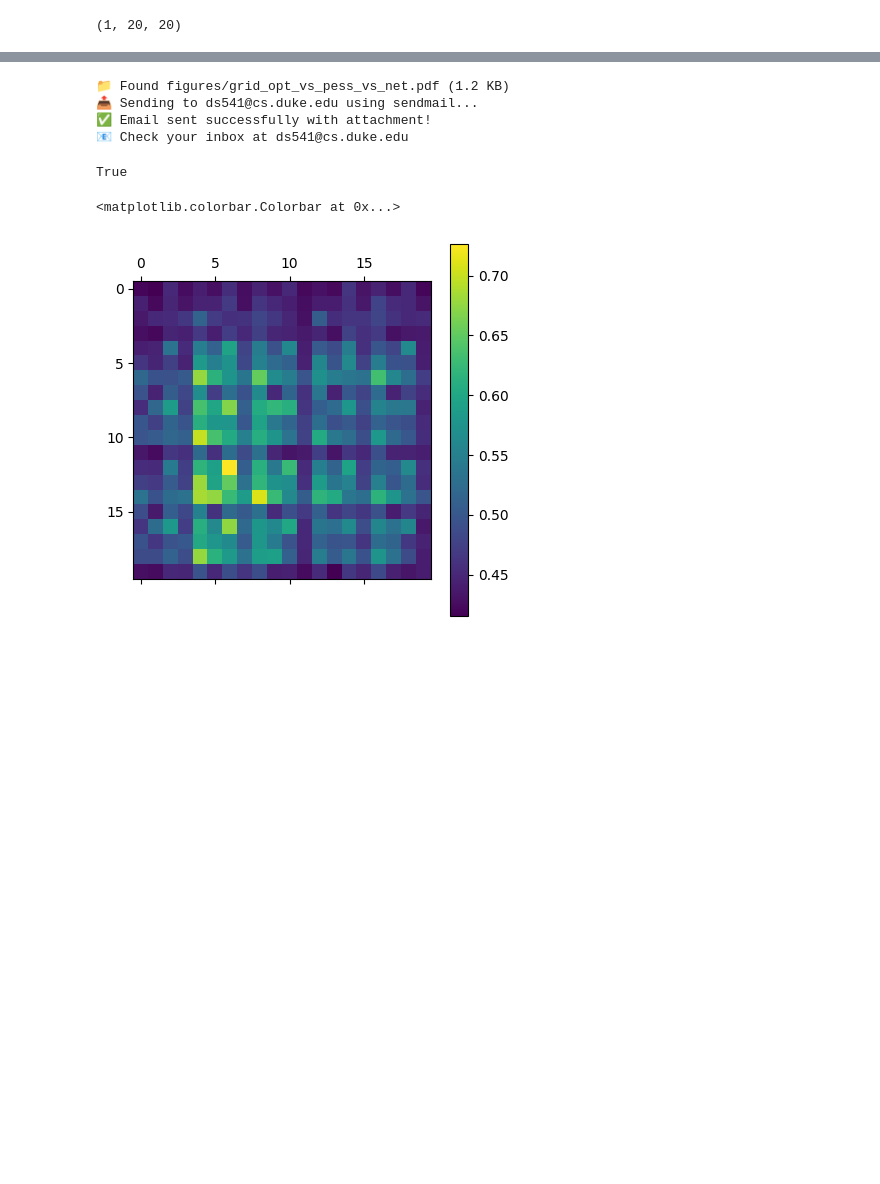
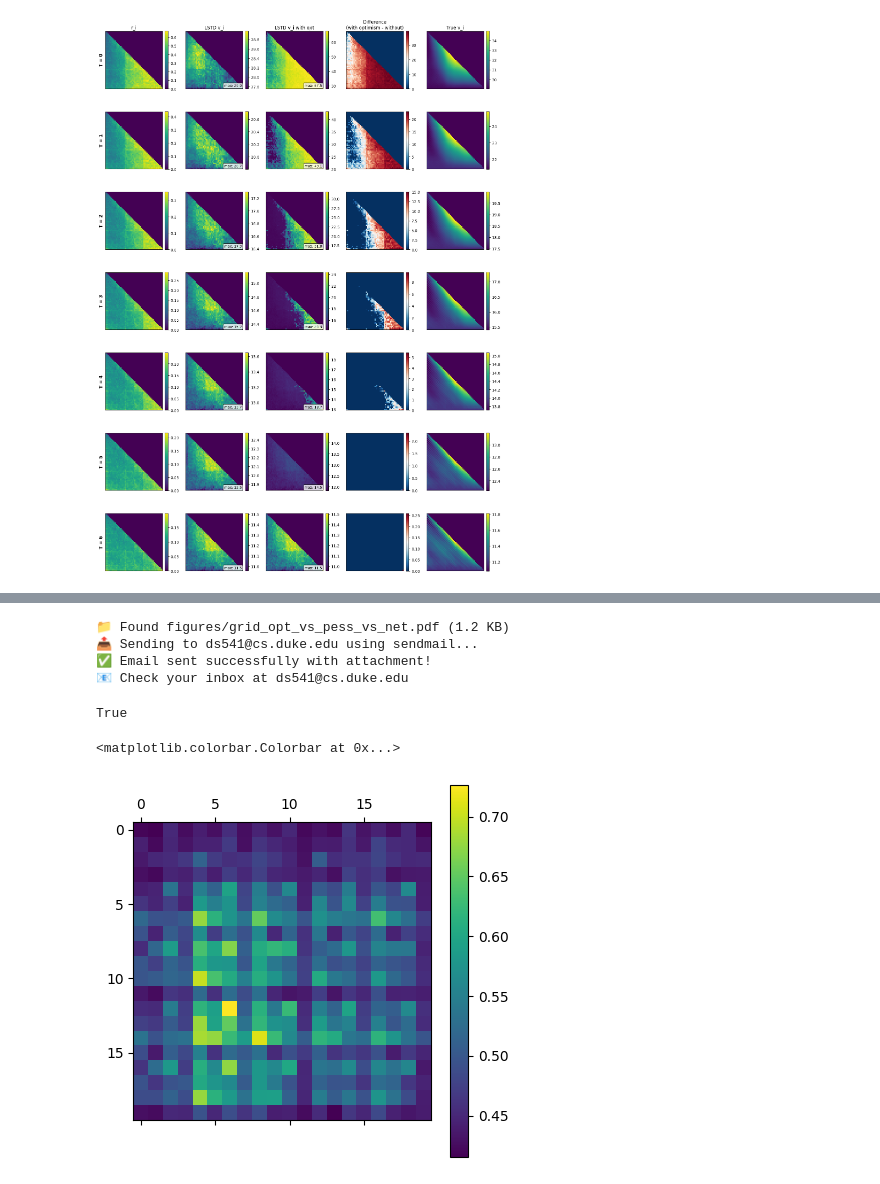
Before and after one commit to dillonmsandhu/td-avar-explore, a Jupyter notebook: deep/deepsea_v.ipynb, the cells around one changed output, grey strips where cells are left out. Saved outputs shown, nothing was run; the diff lists cells and outputs as text; code cells hidden in the pictures; blank space fills up the shorter version.

```diff
--- a/deep/deepsea_v.ipynb
+++ b/deep/deepsea_v.ipynb
@@ -27,4 +114,71 @@ reachable_mask = jnp.tril(jnp.ones((N,N)))
 # %%
-reachable_mask[None,:].shape
+import matplotlib.pyplot as plt
+import numpy as np
+
+N = lstd_config['DEEPSEA_SIZE']
+reachable_mask = jnp.tril(jnp.ones((N, N)))
+
+T_values = list(range(7))
+fig, axes = plt.subplots(len(T_values), 5, figsize=(15, len(T_values) * 3))
+
+for row_idx, T in enumerate(T_values):
+    # --- Plot 1: r_i ---
+    im0 = axes[row_idx, 0].imshow(lstd_metrics['ri_grid'][0][T] * reachable_mask, vmin=0)
+    if row_idx == 0:
+        axes[row_idx, 0].set_title("r_i")
+    plt.colorbar(im0, ax=axes[row_idx, 0], fraction=0.046, pad=0.04)
+
+    # --- Plot 2: v_i_fast (its own scale) ---
+    im1 = axes[row_idx, 1].imshow(lstd_metrics['vi_pred'][0][T] * reachable_mask,
+                                   vmin=lstd_metrics['vi_pred'][0][T].min())
+    if row_idx == 0:
+        axes[row_idx, 1].set_title("LSTD v_i")
+    # Add max value as text annotation
+    max_val = jnp.max(lstd_metrics['vi_pred'][0][T] * reachable_mask)
+    axes[row_idx, 1].text(0.98, 0.02, f'max: {max_val:.1f}',
+                          transform=axes[row_idx, 1].transAxes,
+                          fontsize=9, ha='right', va='bottom',
+                          bbox=dict(boxstyle='round', facecolor='white', alpha=0.8))
+    plt.colorbar(im1, ax=axes[row_idx, 1], fraction=0.046, pad=0.04)
+
+    # --- Plot 3: v_i_opt (its own scale) ---
+    im2 = axes[row_idx, 2].imshow(lstd_metrics['v_i_pred_opt'][0][T] * reachable_mask,
+                                   vmin=lstd_metrics['v_i_pred_opt'][0][T].min())
+    if row_idx == 0:
+        axes[row_idx, 2].set_title("LSTD v_i with opt")
+    # Add max value as text annotation
+    max_val_opt = jnp.max(lstd_metrics['v_i_pred_opt'][0][T] * reachable_mask)
+    axes[row_idx, 2].text(0.98, 0.02, f'max: {max_val_opt:.1f}',
+                          transform=axes[row_idx, 2].transAxes,
+                          fontsize=9, ha='right', va='bottom',
+                          bbox=dict(boxstyle='round', facecolor='white', alpha=0.8))
+    plt.colorbar(im2, ax=axes[row_idx, 2], fraction=0.046, pad=0.04)
+
+    # --- Plot 4: Difference (opt - fast) ---
+    diff = (lstd_metrics['v_i_pred_opt'][0][T] - lstd_metrics['vi_pred'][0][T]) * reachable_mask
+    im3 = axes[row_idx, 3].imshow(diff, cmap='RdBu_r')
+    if row_idx == 0:
+        axes[row_idx, 3].set_title("Difference\n(with optimism - without)")
+    plt.colorbar(im3, ax=axes[row_idx, 3], fraction=0.046, pad=0.04)
+
+    # --- Plot 5: True v_i ---
+    im4 = axes[row_idx, 4].imshow(lstd_metrics['v_i'][0][T] * reachable_mask,
+                                   vmin=lstd_metrics['v_i'][0][T].min())
+    if row_idx == 0:
+        axes[row_idx, 4].set_title("True v_i")
+    plt.colorbar(im4, ax=axes[row_idx, 4], fraction=0.046, pad=0.04)
+
+    # Add row label (update step)
+    axes[row_idx, 0].set_ylabel(f'T = {T}', fontsize=12, fontweight='bold')
+
+    # Remove ticks for all subplots in this row
+    for ax in axes[row_idx]:
+        ax.set_xticks([])
+        ax.set_yticks([])
+
+plt.tight_layout()
+# plt.savefig('figures/lstd_grids_over_time.pdf', bbox_inches='tight')
+# email_pdf('figures/lstd_grids_over_time.pdf')
+plt.show()
 # %% [output]
-(1, 20, 20)
+[figure, added]
```
Also changed, not shown: parts of 21 cells of this notebook, 12 other files.
